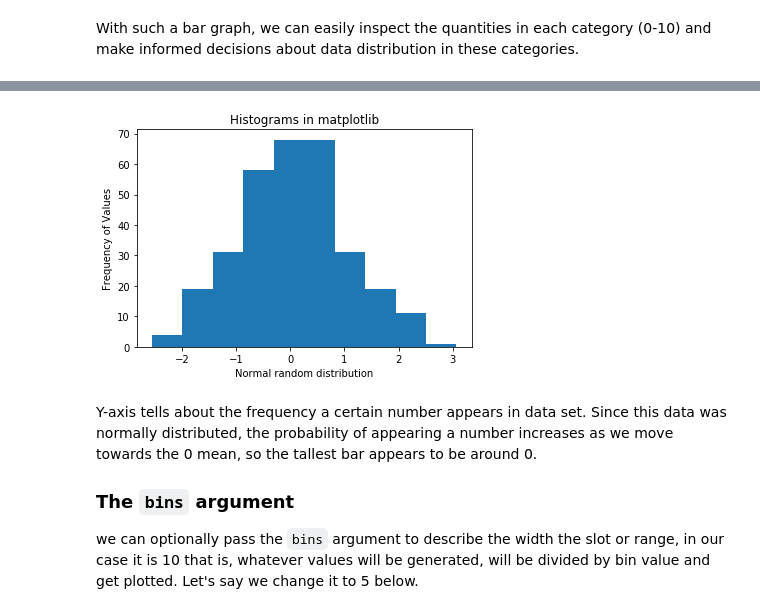
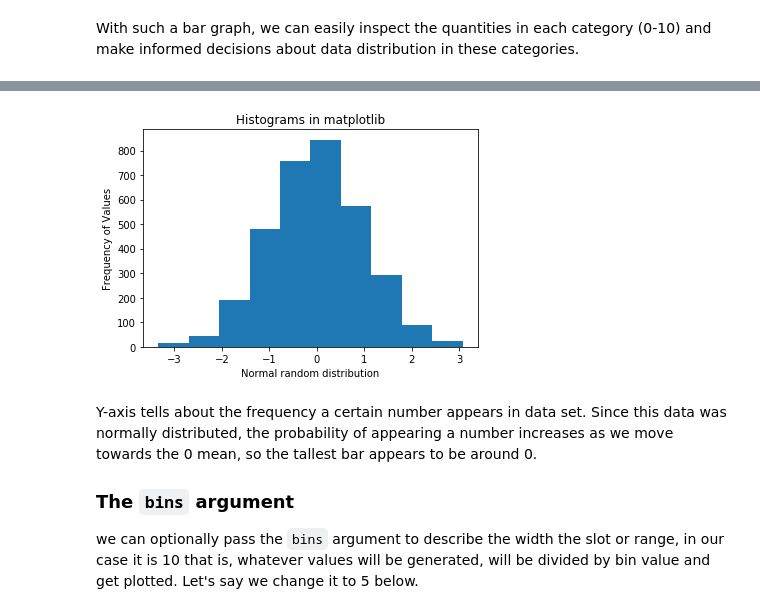
Before and after one commit to ztimmons/dsc-data-viz-houston-ds-060319, a Jupyter notebook: index.ipynb, the cells around one changed output, grey strips where cells are left out. Drawn from its saved outputs; the diff is of its cells as text; code cells hidden in the pictures.

```diff
--- a/index.ipynb
+++ b/index.ipynb
@@ -138,19 +138,19 @@ In matplotlib, we can use `plt.hist()` function to draw a histogram while passin
 # %%
 # Set seed for reproducability
 np.random.seed(200)
 
 # Generate 100 values from 0 mean normal distribution
-x = np.random.randn(310)
+x = np.random.randn(33310)
 
 #Plot the distogram with hist() function
 plt.hist(x, bins = 10)
 
 plt.xlabel('Normal random distribution')
 plt.ylabel('Frequency of Values')
 plt.title('Histograms in matplotlib')
 plt.show()
 # %% [output]
-[figure, old version]
+[figure, new version]
 # %% [markdown]
 Y-axis tells about the frequency a certain number appears in data set. Since this data was normally distributed, the probability of appearing a number increases as we move towards the 0 mean, so the tallest bar appears to be around 0.
 
```
